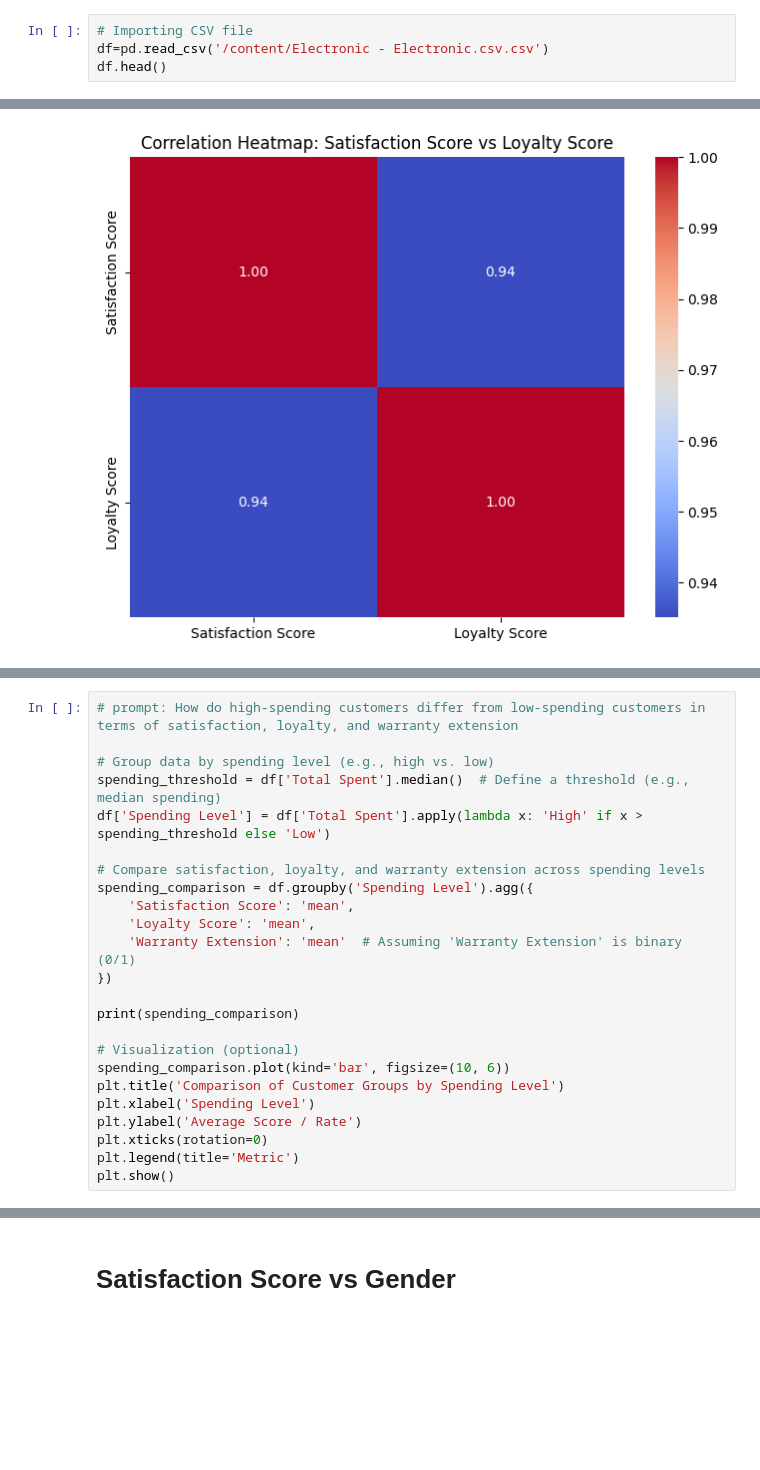
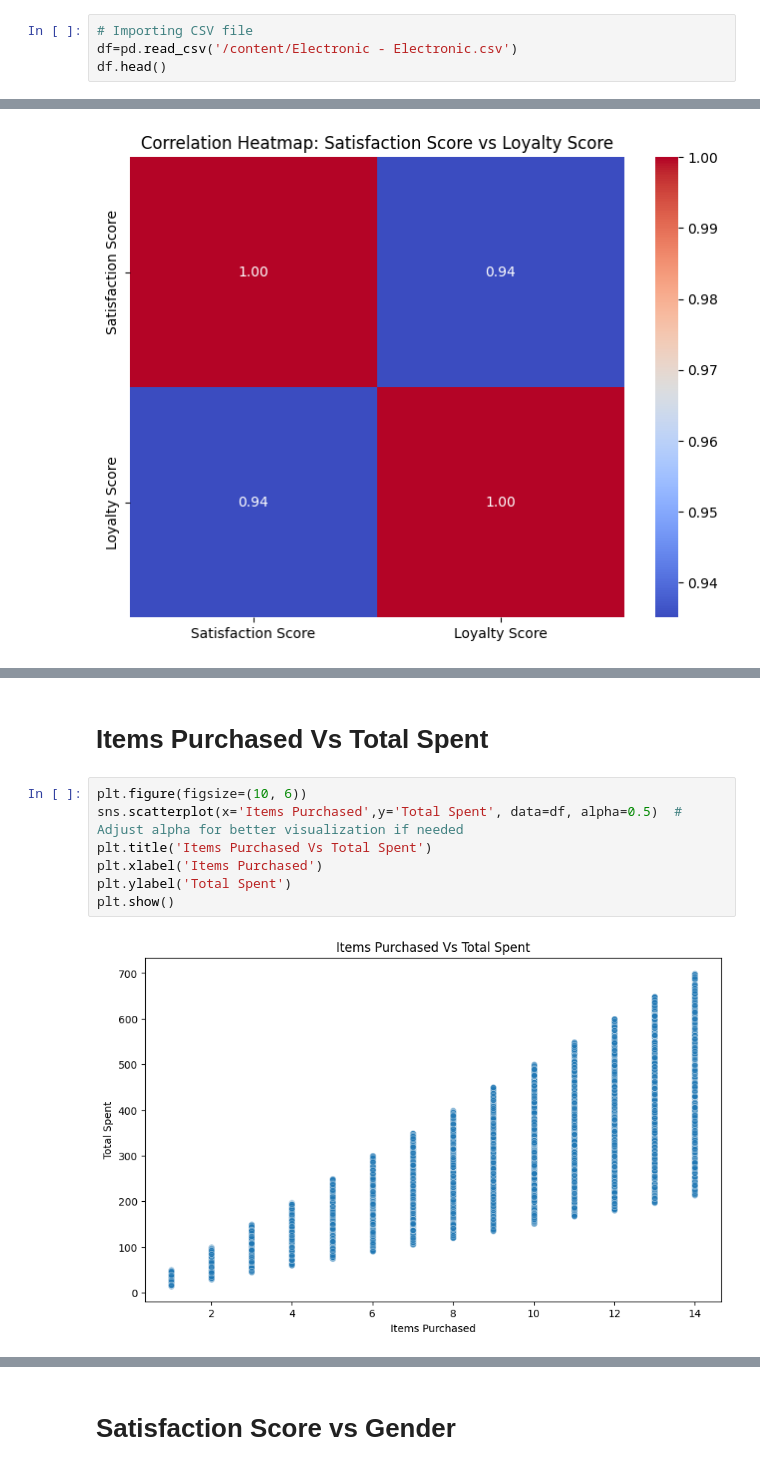
Before and after one commit to ra-vb/python_code, a Jupyter notebook: Internship_official.ipynb, the cells around one changed output, grey strips where cells are left out. Saved outputs shown, nothing was run; the diff lists cells and outputs as text; blank space fills up the shorter version.

```diff
--- a/Internship_official.ipynb
+++ b/Internship_official.ipynb
@@ -21,7 +21,7 @@ warnings.filterwarnings('ignore')
 **1.2 Loading Dataset**
 # %%
 # Importing CSV file
-df=pd.read_csv('/content/Electronic - Electronic.csv.csv')
+df=pd.read_csv('/content/Electronic - Electronic.csv')
 df.head()
 # %% [output]
 |  | Age | Items Purchased | Total Spent | Discount (%) | Satisfaction Score | Warranty Extension | Gender | ... |
@@ -367,24 +366,0 @@ How do high-spending customers differ from low-spending customers in terms of sa
-# %%
-# prompt: How do high-spending customers differ from low-spending customers in terms of satisfaction, loyalty, and warranty extension
-
-# Group data by spending level (e.g., high vs. low)
-spending_threshold = df['Total Spent'].median()  # Define a threshold (e.g., median spending)
-df['Spending Level'] = df['Total Spent'].apply(lambda x: 'High' if x > spending_threshold else 'Low')
-
-# Compare satisfaction, loyalty, and warranty extension across spending levels
-spending_comparison = df.groupby('Spending Level').agg({
-    'Satisfaction Score': 'mean',
-    'Loyalty Score': 'mean',
-    'Warranty Extension': 'mean'  # Assuming 'Warranty Extension' is binary (0/1)
-})
-
-print(spending_comparison)
-
-# Visualization (optional)
-spending_comparison.plot(kind='bar', figsize=(10, 6))
-plt.title('Comparison of Customer Groups by Spending Level')
-plt.xlabel('Spending Level')
-plt.ylabel('Average Score / Rate')
-plt.xticks(rotation=0)
-plt.legend(title='Metric')
-plt.show()
@@ -396,0 +367,11 @@ Low                       1.894913       10.56488              0.1996
+# %% [markdown]
+# **Items Purchased Vs Total Spent**
+# %%
+plt.figure(figsize=(10, 6))
+sns.scatterplot(x='Items Purchased',y='Total Spent', data=df, alpha=0.5)  # Adjust alpha for better visualization if needed
+plt.title('Items Purchased Vs Total Spent')
+plt.xlabel('Items Purchased')
+plt.ylabel('Total Spent')
+plt.show()
+# %% [output]
+[figure, added]
```
Also changed, not shown: parts of 39 cells of this notebook.
